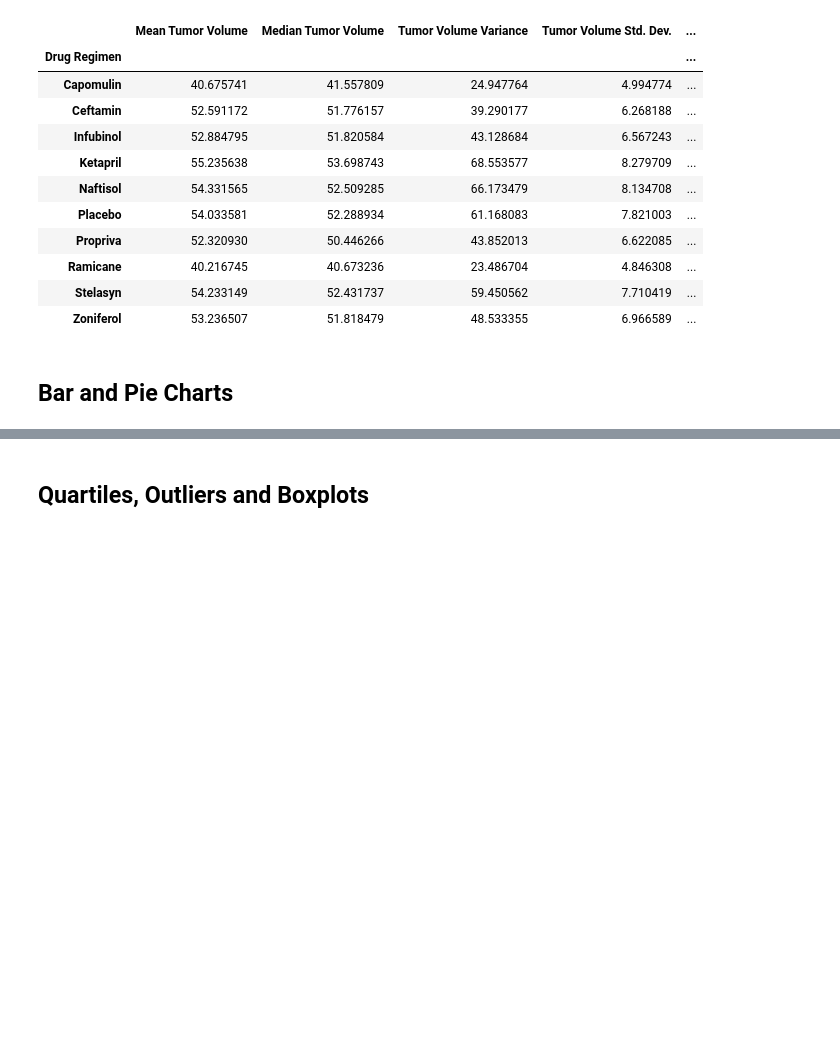
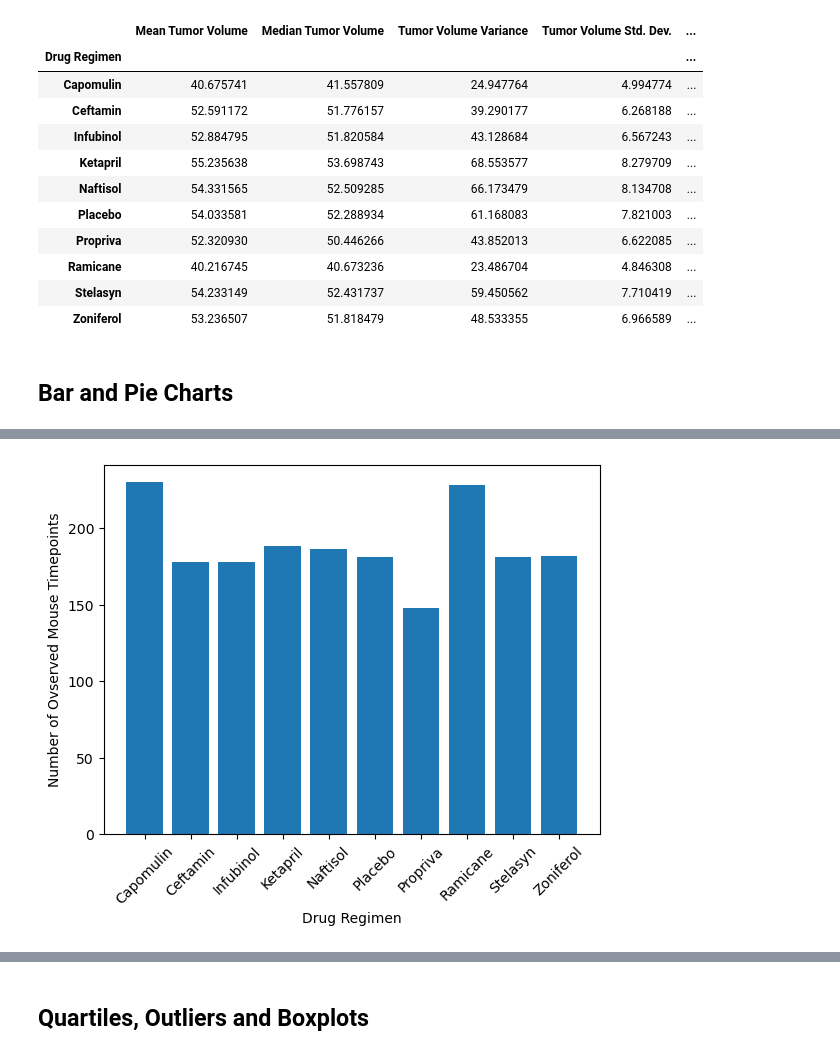
Before and after one commit to esbradshaw2/Pymaceuticals, a Jupyter notebook: pymaceuticals.ipynb, the cells around one changed output, grey strips where cells are left out. Drawn from its saved outputs; the diff is of its cells as text; code cells hidden in the pictures; blank space fills up the shorter version.

```diff
--- a/pymaceuticals.ipynb
+++ b/pymaceuticals.ipynb
@@ -93,2 +103,11 @@ tumor_summary_stats
 # %%
 # Generate a bar plot showing the total number of rows (Mouse ID/Timepoints) for each drug regimen using pyplot.
+drug_regimen_counts = cleaned_df.groupby('Drug Regimen').size()
+
+plt.bar(drug_regimen_counts.index, drug_regimen_counts)
+plt.xlabel('Drug Regimen')
+plt.ylabel('Number of Ovserved Mouse Timepoints')
+plt.xticks(rotation=45)  # Rotate x-axis labels for better visibility
+plt.show()
+# %% [output]
+[figure, added]
```
Also changed, not shown: parts of 4 cells of this notebook.
